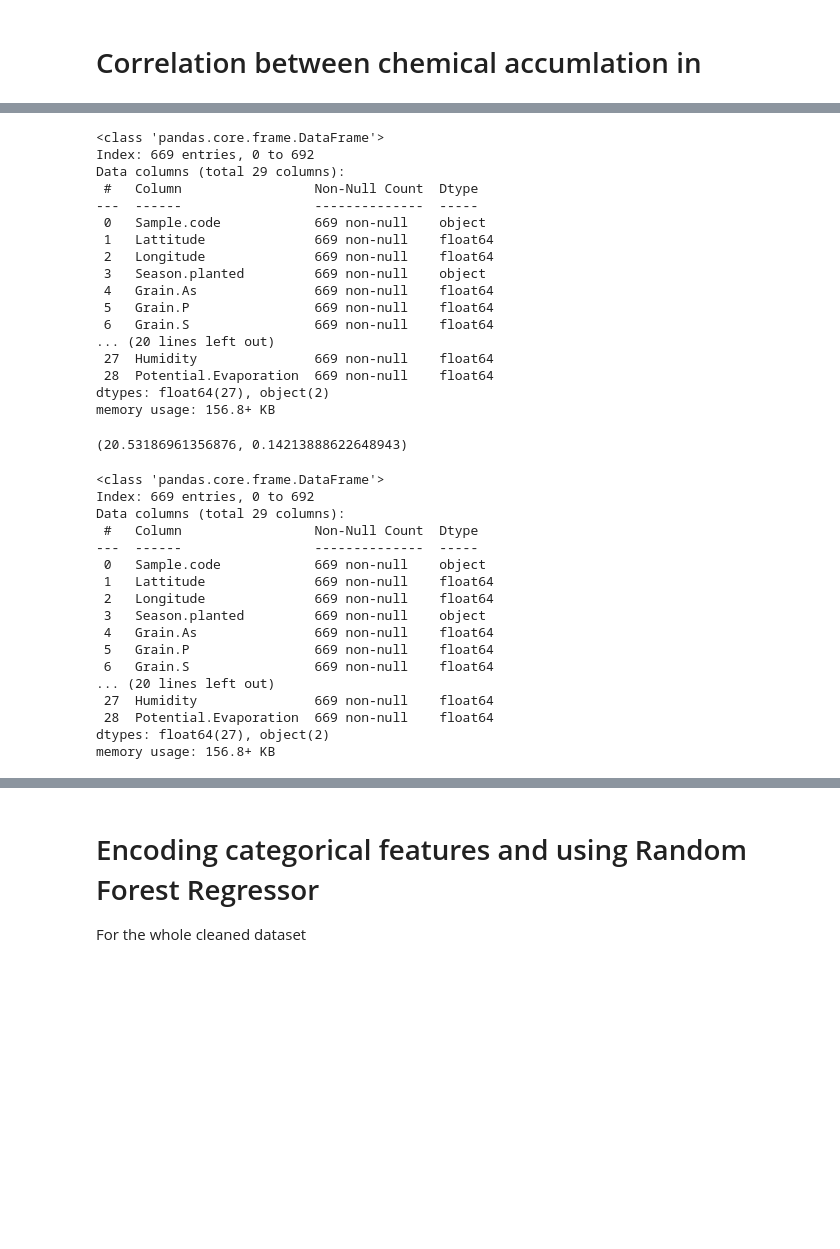
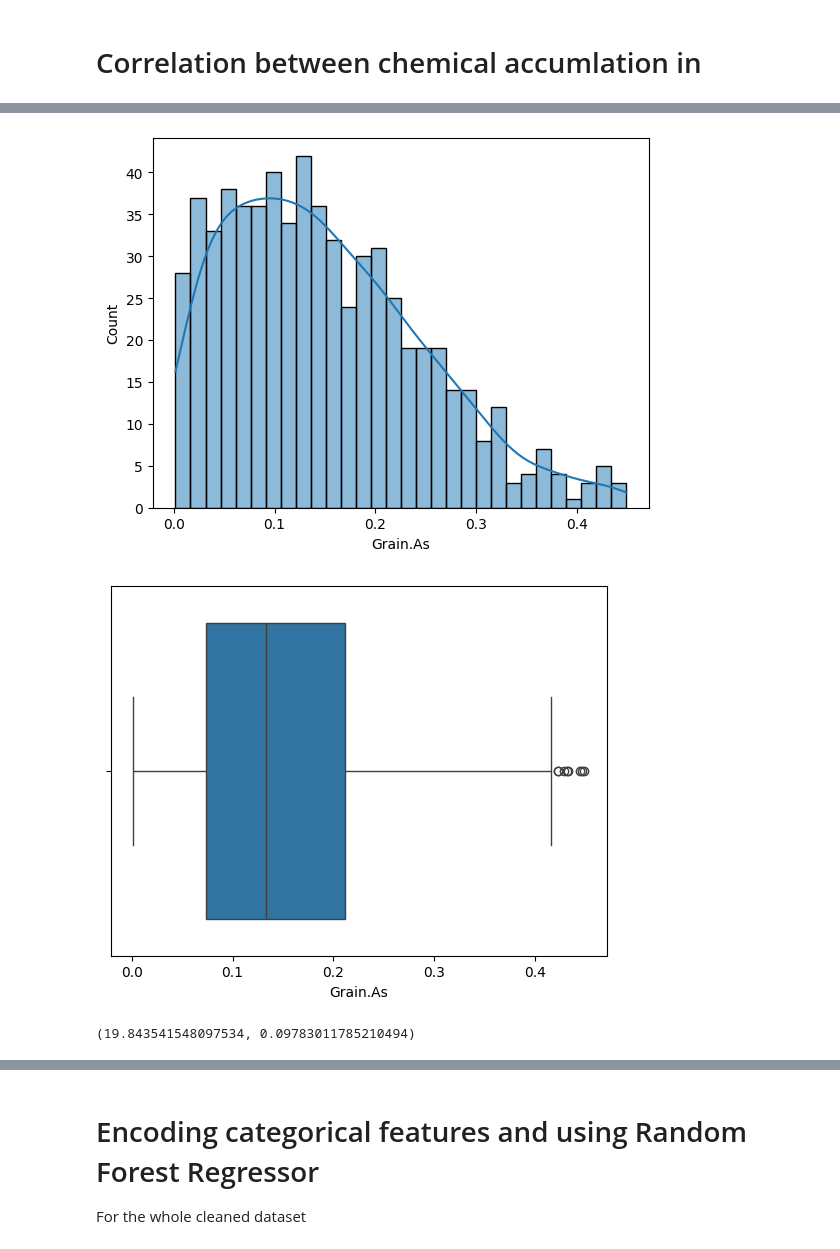
Before and after one commit to 456alo8888/Arsenic_accumulation, a Jupyter notebook: code.ipynb, the cells around one changed output, grey strips where cells are left out. Cells and saved outputs as stored; diff of their text form; code cells hidden in the pictures; blank space fills up the shorter version.

```diff
--- a/code.ipynb
+++ b/code.ipynb
@@ -129,48 +78,19 @@ df_clean
-# %%
-df_clean.info()
-# %% [output]
-<class 'pandas.core.frame.DataFrame'>
-Index: 669 entries, 0 to 692
-Data columns (total 29 columns):
- #   Column                 Non-Null Count  Dtype
----  ------                 --------------  -----
- 0   Sample.code            669 non-null    object
- 1   Lattitude              669 non-null    float64
- 2   Longitude              669 non-null    float64
- 3   Season.planted         669 non-null    object
- 4   Grain.As               669 non-null    float64
- 5   Grain.P                669 non-null    float64
- 6   Grain.S                669 non-null    float64
-... (20 lines left out)
- 27  Humidity               669 non-null    float64
- 28  Potential.Evaporation  669 non-null    float64
-dtypes: float64(27), object(2)
-memory usage: 156.8+ KB
+# %%
+df_clean = pd.read_csv(r"data/dataset.csv")
+# %%
+sns.histplot(df_clean['Grain.As'] , bins = 30 , kde = True)
+plt.show()
+
+sns.boxplot(x = df_clean['Grain.As'])
+plt.show()
+# %% [output]
+[figure, added]
+[figure, added]
 # %%
 df_clean['Grain.Fe'].mean() , df_clean['Grain.As'].std()
 # %% [output]
-(20.53186961356876, 0.14213888622648943)
+(19.843541548097534, 0.09783011785210494)
 # %%
 for i in range(5, len(df_clean.columns)):
     mean_value = df_clean.iloc[:, i].mean()
     df_clean.iloc[:, i].fillna(mean_value, inplace=True)
-# %%
-df_clean.info()
-# %% [output]
-<class 'pandas.core.frame.DataFrame'>
-Index: 669 entries, 0 to 692
-Data columns (total 29 columns):
- #   Column                 Non-Null Count  Dtype
----  ------                 --------------  -----
- 0   Sample.code            669 non-null    object
- 1   Lattitude              669 non-null    float64
- 2   Longitude              669 non-null    float64
- 3   Season.planted         669 non-null    object
- 4   Grain.As               669 non-null    float64
- 5   Grain.P                669 non-null    float64
- 6   Grain.S                669 non-null    float64
-... (20 lines left out)
- 27  Humidity               669 non-null    float64
- 28  Potential.Evaporation  669 non-null    float64
-dtypes: float64(27), object(2)
-memory usage: 156.8+ KB
```
Also changed, not shown: parts of 33 cells of this notebook, 2 other files.
